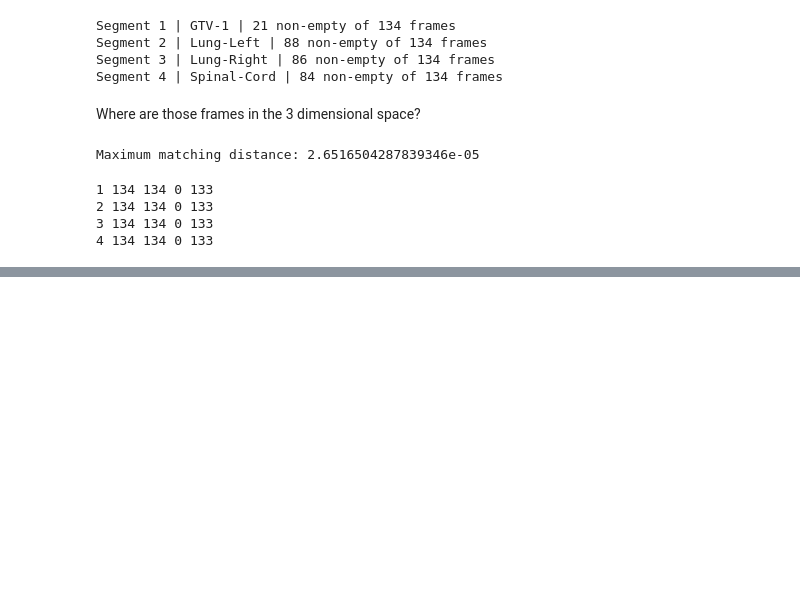
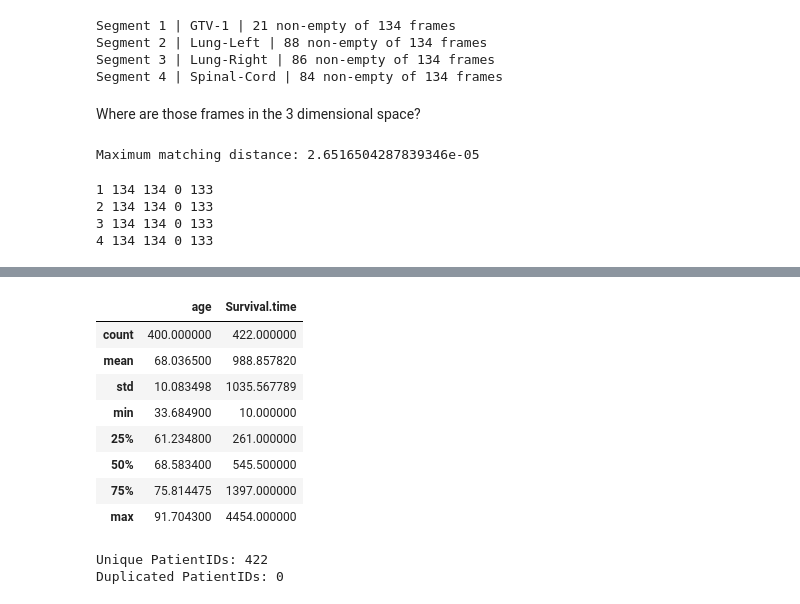
Before and after one commit to charliehillner/radiosurv, a Jupyter notebook: notebooks/01_data_inspection.ipynb, the cells around one changed output, grey strips where cells are left out. Saved outputs shown, nothing was run; the diff lists cells and outputs as text; code cells hidden in the pictures; blank space fills up the shorter version.

Commit message:
docs: characterize clinical cohort and survival endpoints

```diff
--- a/notebooks/01_data_inspection.ipynb
+++ b/notebooks/01_data_inspection.ipynb
@@ -499,3 +515,18 @@ for segment_number, ct_indices in ct_indices_by_segment.items():
 2 134 134 0 133
 3 134 134 0 133
 4 134 134 0 133
+# %%
+import pandas as pd
+clinical = pd.read_csv(
+    "../data/raw/clinical/Lung1.clinical.csv"
+)
+
+print("Shape:")
+print(clinical.shape)
+print("Head:")
+print(clinical.head())
+print("Info:")
+print(clinical.info())
+print("Columns:")
+print(clinical.columns.tolist())
+clinical.isna().sum()
@@ -501,0 +594,18 @@ for segment_number, ct_indices in ct_indices_by_segment.items():
+# %%
+clinical[["age", "Survival.time"]].describe()
+# %% [output]
+|  | age | Survival.time |
+| count | 400.000000 | 422.000000 |
+| mean | 68.036500 | 988.857820 |
+| std | 10.083498 | 1035.567789 |
+| min | 33.684900 | 10.000000 |
+| 25% | 61.234800 | 261.000000 |
+| 50% | 68.583400 | 545.500000 |
+| 75% | 75.814475 | 1397.000000 |
+| max | 91.704300 | 4454.000000 |
+# %%
+print("Unique PatientIDs:", clinical["PatientID"].nunique())
+print("Duplicated PatientIDs:", clinical["PatientID"].duplicated().sum())
+# %% [output]
+Unique PatientIDs: 422
+Duplicated PatientIDs: 0
```
Also changed, not shown: parts of 4 cells of this notebook, 1 other file.
